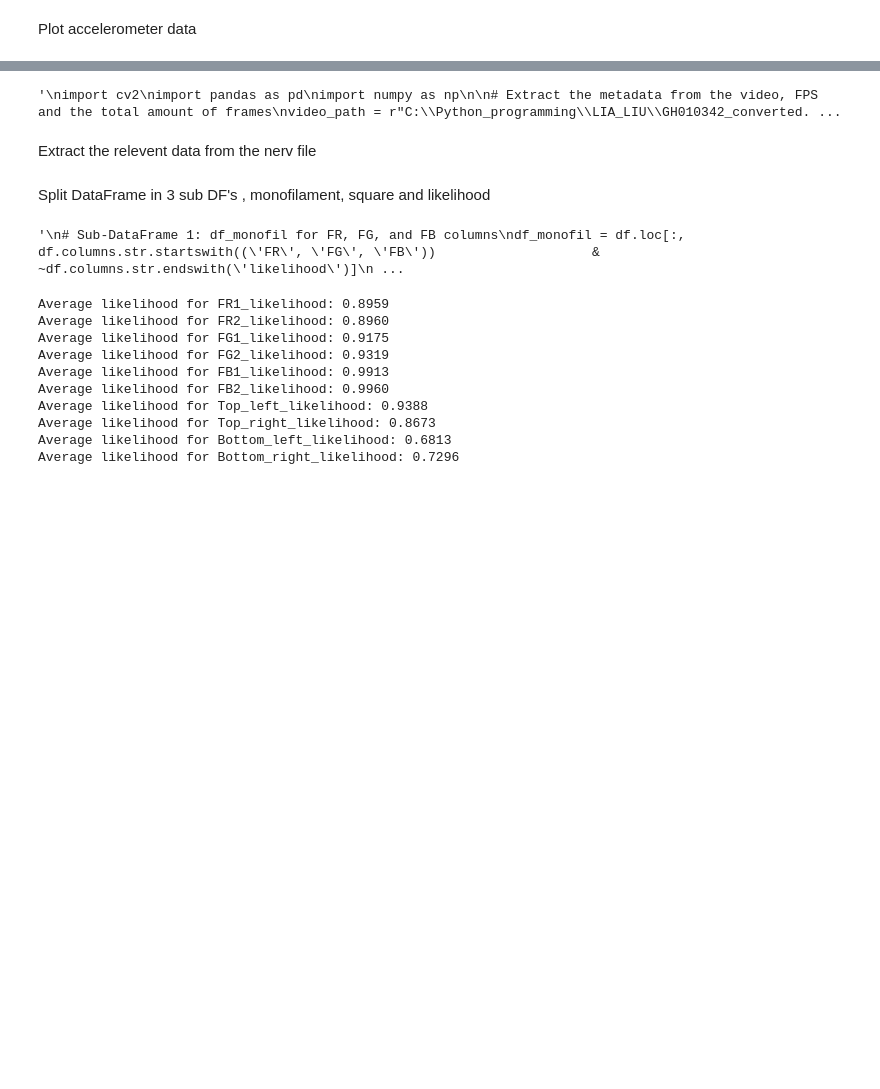
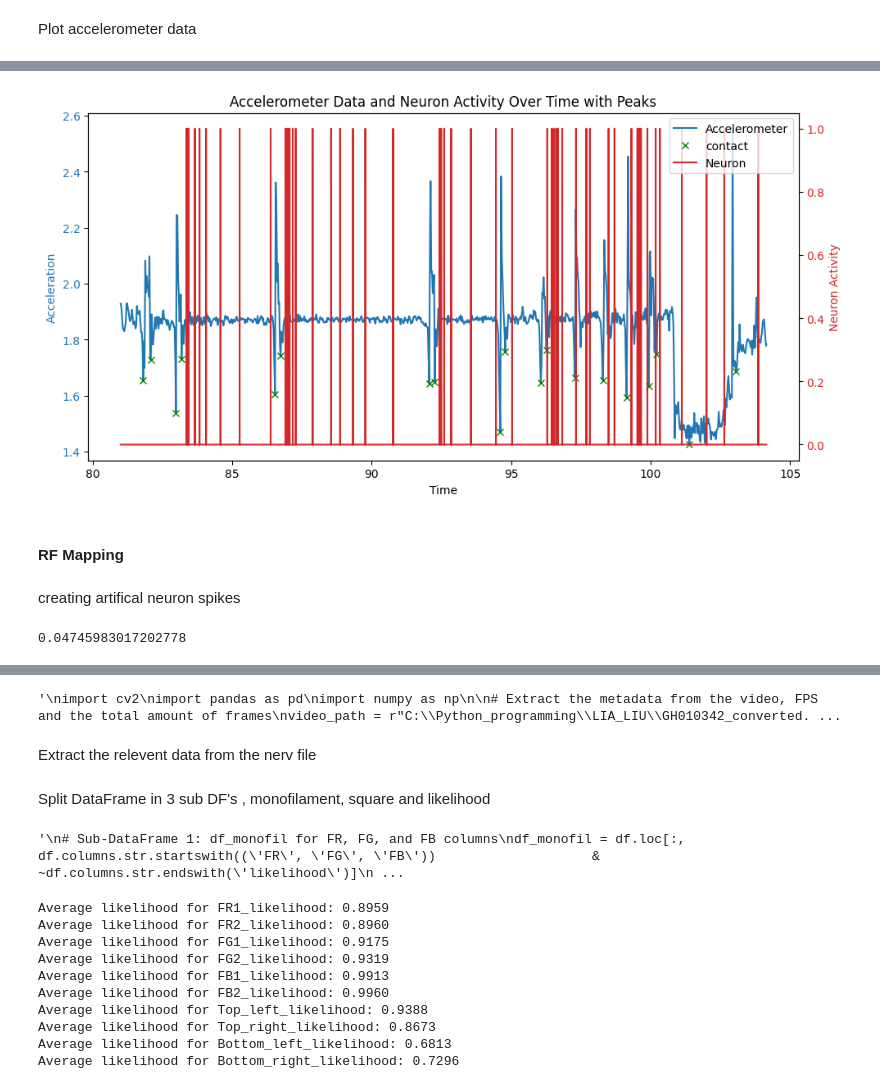
Before and after one commit to Periksvensson84/RF_mapping, a Jupyter notebook: RF_mapping/In_progress/test_gabriel.ipynb, the cells around one changed output, grey strips where cells are left out. Saved outputs shown, nothing was run; the diff lists cells and outputs as text; code cells hidden in the pictures; blank space fills up the shorter version.

```diff
--- a/RF_mapping/In_progress/test_gabriel.ipynb
+++ b/RF_mapping/In_progress/test_gabriel.ipynb
@@ -392,0 +429,36 @@ No artists with labels found to put in legend.  Note that artists whose label st
+# %%
+def plot_accelerometer_and_neuron_with_peaks(df_nerve, threshold=0.14, distance=20, figsize=(10, 5)):
+    fig, ax1 = plt.subplots(figsize=figsize)
+
+    # Plot accelerometer data
+    color = 'tab:blue'
+    ax1.set_xlabel('Time')
+    ax1.set_ylabel('Acceleration', color=color)
+    ax1.plot(df_nerve['Time'], df_nerve['Accelerometer'], color=color, label='Accelerometer')
+    ax1.tick_params(axis='y', labelcolor=color)
+
+    # Find peaks in the accelerometer data
+    peaks, _ = find_peaks(-filtered_df['Accelerometer'], prominence=0.14, distance=20)
+    ax1.plot(df_nerve['Time'].iloc[peaks], df_nerve['Accelerometer'].iloc[peaks], 'x', color='green', label='contact')
+
+    # Create a second y-axis to plot neuron activity
+    ax2 = ax1.twinx()
+    color = 'tab:red'
+    ax2.set_ylabel('Neuron Activity', color=color)
+    ax2.plot(df_nerve['Time'], df_nerve['Spikes'], color=color, label='Neuron')
+    ax2.tick_params(axis='y', labelcolor=color)
+
+    # Add legends
+    fig.tight_layout()
+    fig.legend(loc='upper right', bbox_to_anchor=(1, 1), bbox_transform=ax1.transAxes)
+
+    plt.title('Accelerometer Data and Neuron Activity Over Time with Peaks')
+    plt.show()
+
+plot_accelerometer_and_neuron_with_peaks(filtered_df)
+# %% [output]
+[figure, added]
+# %% [markdown]
+#### RF Mapping
+# %% [markdown]
+creating artifical neuron spikes
@@ -392,0 +490,4 @@ No artists with labels found to put in legend.  Note that artists whose label st
+# %%
+threshold
+# %% [output]
+0.04745983017202778
```
Also changed, not shown: parts of 23 cells of this notebook, 4 other files.
